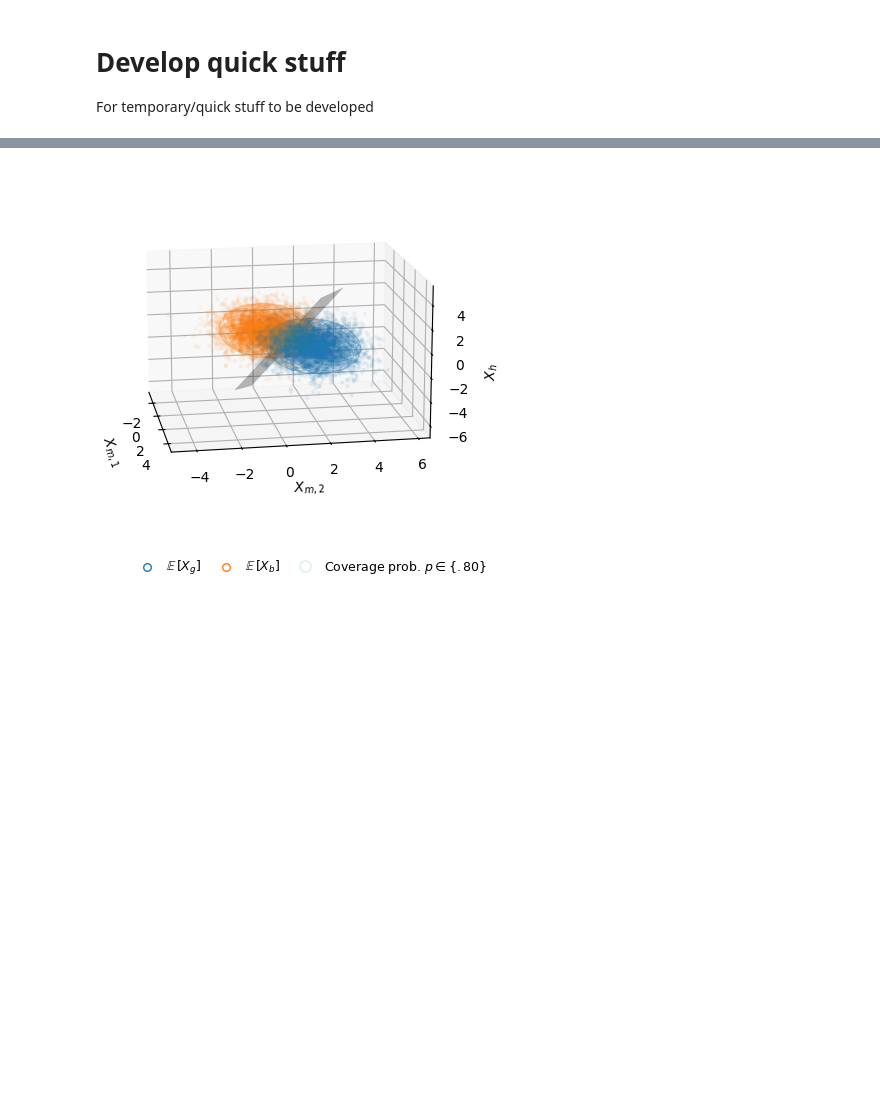
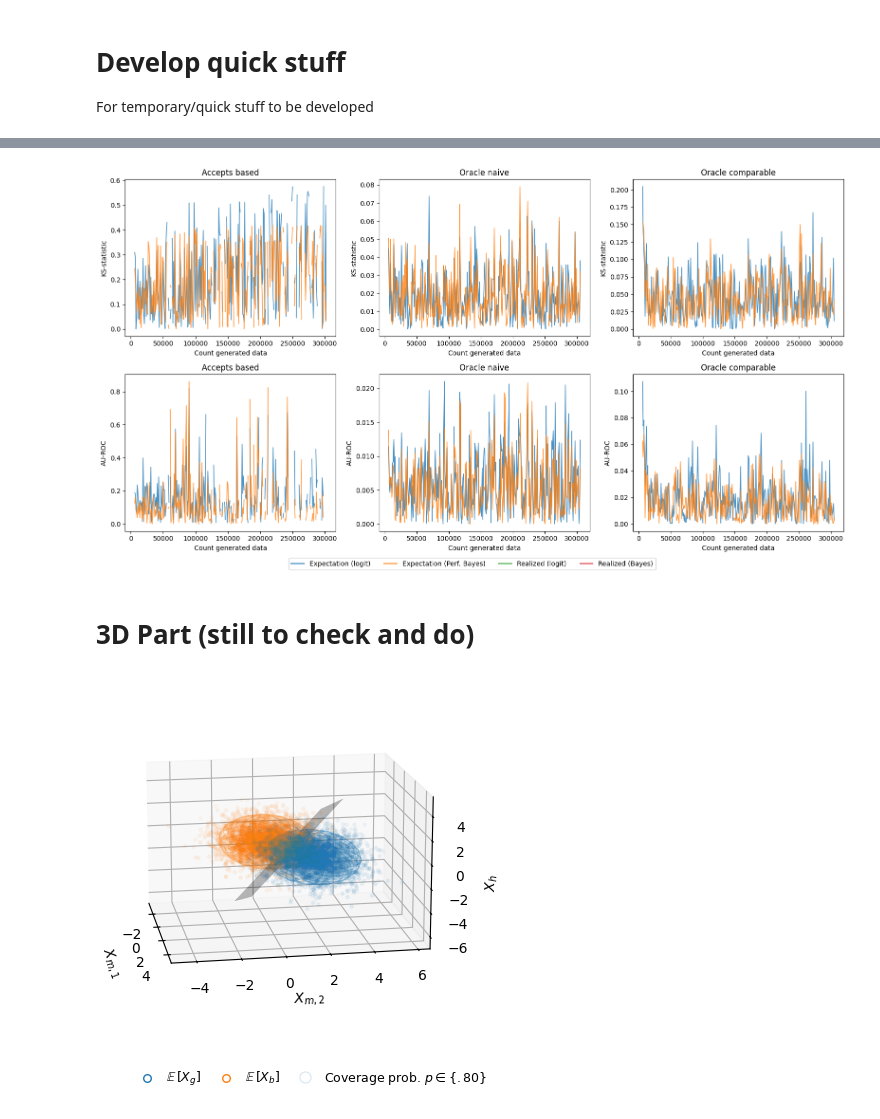
Before and after one commit to TheBISEconStatcian/BEReBASL, a Jupyter notebook: dev/tmp_develop.ipynb, the cells around one changed output, grey strips where cells are left out. Drawn from its saved outputs; the diff is of its cells as text; code cells hidden in the pictures; blank space fills up the shorter version.

Commit message:
checkpoints

```diff
--- a/dev/tmp_develop.ipynb
+++ b/dev/tmp_develop.ipynb
@@ -114,0 +444,7 @@ tensor(-1.8750, dtype=torch.float64)
+# %%
+all_threshold_lbls = [t+'_'+m for m in METRIC_CATEGORIES for t in THRESHOLD_BASIS]
+acc_flags = {k : v.clone for k, v in sim_objs['alternative_accepted'].items()}
+lbl_acc_flag_in_data = set(all_threshold_lbls) - set(acc_flags.keys())
+assert len(lbl_acc_flag_in_data) == 1
+lbl_acc_flag_in_data = next(lbl_acc_flag_in_data.__iter__())
+acc_flags[lbl_acc_flag_in_data] = sim_objs["credit_data"].accepted
@@ -114,0 +457,27 @@ tensor(-1.8750, dtype=torch.float64)
+# %%
+def get_acc_defaults_counts_per_round(sim_objs):
+    all_threshold_lbls = [t+'_'+m for m in METRIC_CATEGORIES for t in THRESHOLD_BASIS]
+    acc_flags: Dict[str, torch.Tensor] = {k : v.clone() for k, v in sim_objs['alternative_accepted'].items()}
+    lbl_acc_flag_in_data = set(all_threshold_lbls) - set(acc_flags.keys())
+    assert len(lbl_acc_flag_in_data) == 1
+    lbl_acc_flag_in_data = next(lbl_acc_flag_in_data.__iter__())
+
+    credit_data: CreditData = sim_objs["credit_data"]
+    acc_flags[lbl_acc_flag_in_data] = credit_data.accepted.clone()
+
+    rounds = credit_data.gen_round
+    G = credit_data.last_gen_round + 1 # Count rounds
+
+    boolean_def_flag = credit_data.default_flag.to(bool)
+
+    return {
+        k : v.new_zeros((G,), dtype=torch.int32).scatter_add_(
+            dim=-1,
+            index=rounds,
+            src=(v & boolean_def_flag).to(torch.int32)
+        )
+        for k, v in acc_flags.items()
+    }
+
+
+get_acc_defaults_counts_per_round(base_sim_objs)
@@ -115,3 +636,14 @@ tensor(-1.8750, dtype=torch.float64)
+# %%
+plot_lines_and_mains(
+    gen_lines_from_diff_dict(exp_to_real_diffs_base, make_abs=True),
+    sample_sizes=exp_to_real_diffs_base["sample_sizes"],
+    add_fig_legend=True,
+    add_legend=False
+)
+# %% [output]
+[figure, added]
+# %% [markdown]
+# 3D Part (still to check and do)
 # %%
 from math import log
 
```
Also changed, not shown: parts of 12 cells of this notebook.
